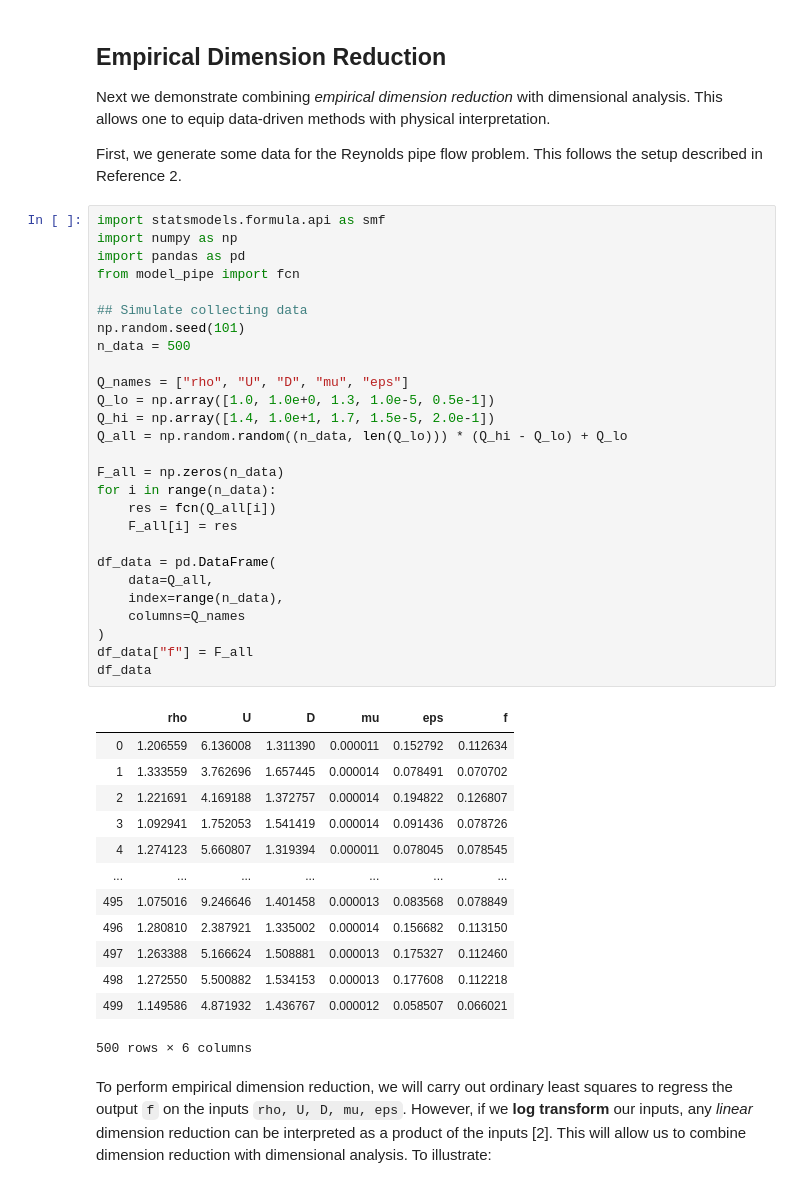
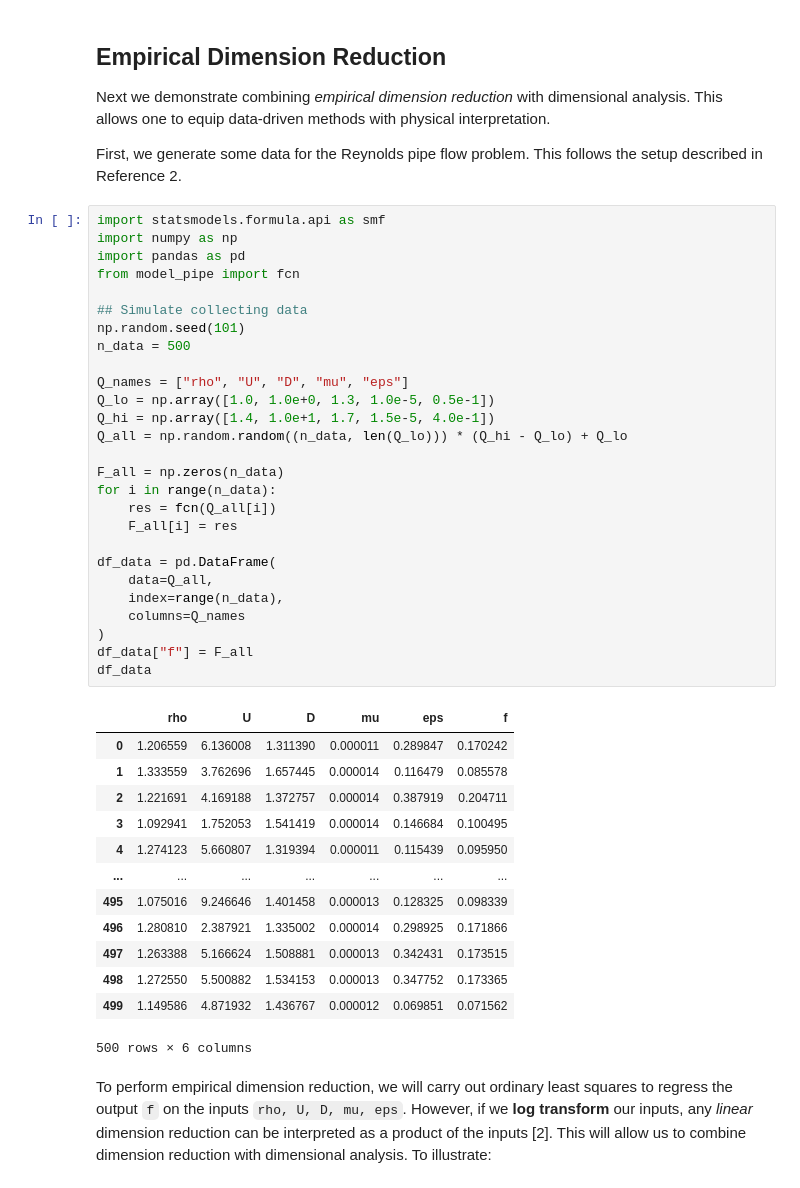
Before and after one commit to zdelrosario/pybuck, a Jupyter notebook: examples/quick_demo.ipynb, the cells around one changed output. Cells and saved outputs as stored; diff of their text form.

```diff
--- a/examples/quick_demo.ipynb
+++ b/examples/quick_demo.ipynb
@@ -155,43 +161,43 @@ First, we generate some data for the Reynolds pipe flow problem. This follows th
 # %%
 import statsmodels.formula.api as smf
 import numpy as np
 import pandas as pd
 from model_pipe import fcn
 
 ## Simulate collecting data
 np.random.seed(101)
 n_data = 500
 
 Q_names = ["rho", "U", "D", "mu", "eps"]
 Q_lo = np.array([1.0, 1.0e+0, 1.3, 1.0e-5, 0.5e-1])
-Q_hi = np.array([1.4, 1.0e+1, 1.7, 1.5e-5, 2.0e-1])
+Q_hi = np.array([1.4, 1.0e+1, 1.7, 1.5e-5, 4.0e-1])
 Q_all = np.random.random((n_data, len(Q_lo))) * (Q_hi - Q_lo) + Q_lo
 
 F_all = np.zeros(n_data)
 for i in range(n_data):
     res = fcn(Q_all[i])
     F_all[i] = res
 
 df_data = pd.DataFrame(
     data=Q_all,
     index=range(n_data),
     columns=Q_names
 )
 df_data["f"] = F_all
 df_data
 # %% [output]
 |  | rho | U | D | mu | eps | f |
-| 0 | 1.206559 | 6.136008 | 1.311390 | 0.000011 | 0.152792 | 0.112634 |
-| 1 | 1.333559 | 3.762696 | 1.657445 | 0.000014 | 0.078491 | 0.070702 |
-| 2 | 1.221691 | 4.169188 | 1.372757 | 0.000014 | 0.194822 | 0.126807 |
-| 3 | 1.092941 | 1.752053 | 1.541419 | 0.000014 | 0.091436 | 0.078726 |
-| 4 | 1.274123 | 5.660807 | 1.319394 | 0.000011 | 0.078045 | 0.078545 |
+| 0 | 1.206559 | 6.136008 | 1.311390 | 0.000011 | 0.289847 | 0.170242 |
+| 1 | 1.333559 | 3.762696 | 1.657445 | 0.000014 | 0.116479 | 0.085578 |
+| 2 | 1.221691 | 4.169188 | 1.372757 | 0.000014 | 0.387919 | 0.204711 |
+| 3 | 1.092941 | 1.752053 | 1.541419 | 0.000014 | 0.146684 | 0.100495 |
+| 4 | 1.274123 | 5.660807 | 1.319394 | 0.000011 | 0.115439 | 0.095950 |
 | ... | ... | ... | ... | ... | ... | ... |
-| 495 | 1.075016 | 9.246646 | 1.401458 | 0.000013 | 0.083568 | 0.078849 |
-| 496 | 1.280810 | 2.387921 | 1.335002 | 0.000014 | 0.156682 | 0.113150 |
-| 497 | 1.263388 | 5.166624 | 1.508881 | 0.000013 | 0.175327 | 0.112460 |
-| 498 | 1.272550 | 5.500882 | 1.534153 | 0.000013 | 0.177608 | 0.112218 |
-| 499 | 1.149586 | 4.871932 | 1.436767 | 0.000012 | 0.058507 | 0.066021 |
+| 495 | 1.075016 | 9.246646 | 1.401458 | 0.000013 | 0.128325 | 0.098339 |
+| 496 | 1.280810 | 2.387921 | 1.335002 | 0.000014 | 0.298925 | 0.171866 |
+| 497 | 1.263388 | 5.166624 | 1.508881 | 0.000013 | 0.342431 | 0.173515 |
+| 498 | 1.272550 | 5.500882 | 1.534153 | 0.000013 | 0.347752 | 0.173365 |
+| 499 | 1.149586 | 4.871932 | 1.436767 | 0.000012 | 0.069851 | 0.071562 |
 500 rows × 6 columns
 # %% [markdown]
 To perform empirical dimension reduction, we will carry out ordinary least squares to regress the output `f` on the inputs `rho, U, D, mu, eps`. However, if we **log transform** our inputs, any *linear* dimension reduction can be interpreted as a product of the inputs [2]. This will allow us to combine dimension reduction with dimensional analysis. To illustrate:
```
Also changed, not shown: parts of 20 cells of this notebook.
